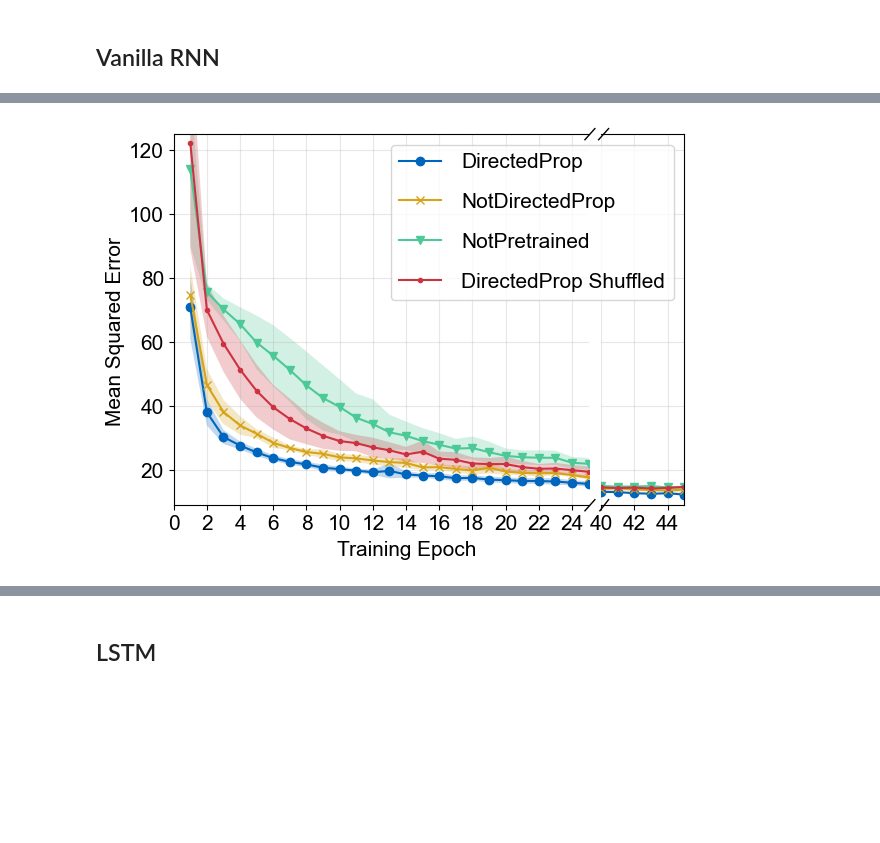
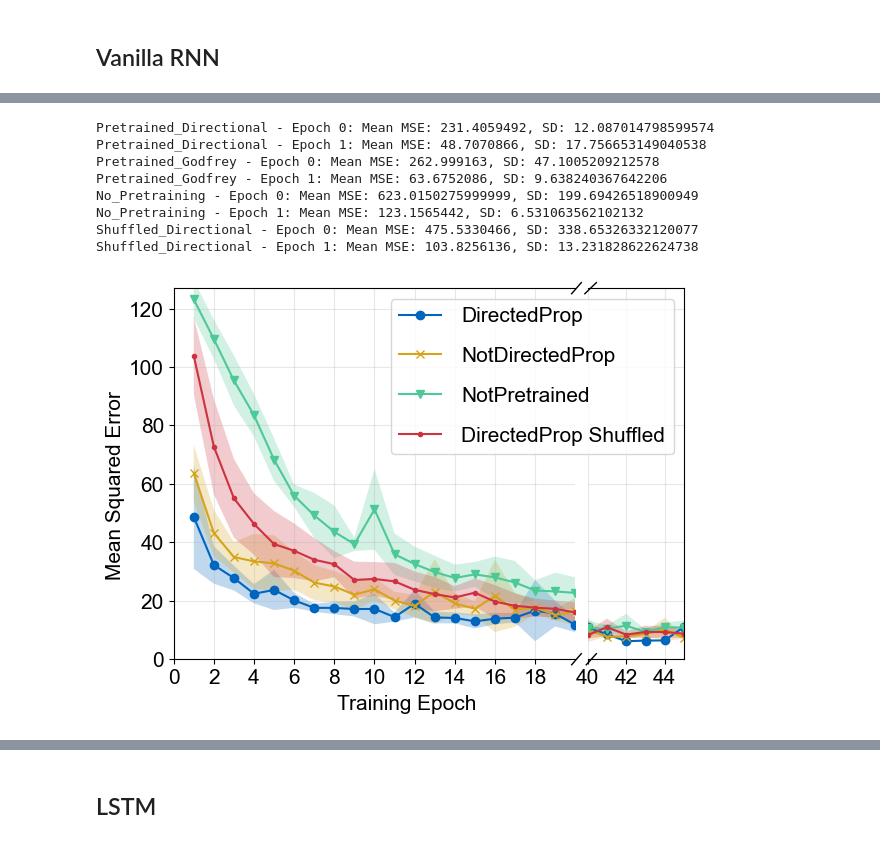
Before and after one commit to comp-neural-circuits/pre-training-ANNs-with-retinal-waves, a Jupyter notebook: evaluation/plot_performance_trajectories.ipynb, the cells around one changed output, grey strips where cells are left out. Drawn from its saved outputs; the diff is of its cells as text; code cells hidden in the pictures; blank space fills up the shorter version.

```diff
--- a/evaluation/plot_performance_trajectories.ipynb
+++ b/evaluation/plot_performance_trajectories.ipynb
@@ -10,12 +10,12 @@ import config # contains the paths to the data
 # %% [markdown]
 ## Vanilla RNN
 # %%
-RNN_parent_dir = f'{config.project_dir}/01_Output/Training_Output/NI_Maze_Dataset/RNN'
+RNN_parent_dir = f'{config.project_dir}/Output/NI_maze/RNN'
 RNN_model_dirs = ['Pretrained_Directional', 'Pretrained_Godfrey', 'No_Pretraining', 'Shuffled_Directional']
 RNN_model_names = ['DirectedProp', 'NotDirectedProp', 'NotPretrained', 'DirectedProp Shuffled']
 RNN_model_designs = [{'color': '#0065bd', 'marker': 'o'},
                      {'color': '#d6a319', 'marker': 'x'},
                      {'color': '#4cc997', 'marker': 'v'},
                      {'color': '#cc323f', 'marker': '.'}]
-RNN_save_path = "figures/Figure_2/RNN"
+RNN_save_path = "figures_revisions/Figure_2"
 # %%
@@ -41,5 +36,26 @@ DirectedProp Shuffled: Epoch 36
 # %%
-# Plot training curves
-plot_mse_with_break(parent_dir=RNN_parent_dir, model_dirs=RNN_model_dirs, model_names=RNN_model_names, model_designs=RNN_model_designs, save_path=RNN_save_path, cell_type='RNN', dataset='train', ylim=(9,125), figsize=(6,4.5), start_break=25, end_break=40, width_ratios=[5,1])
+plot_mse_with_break(parent_dir=RNN_parent_dir,
+                    model_dirs=RNN_model_dirs,
+                    model_names=RNN_model_names,
+                    model_designs=RNN_model_designs,
+                    save_path=RNN_save_path,
+                    cell_type='RNN',
+                    dataset='validation',
+                    ylim=(0,127),
+                    show_epoch_zero_vali=False,
+                    figsize=(6,4.5),
+                    start_break=20,
+                    end_break=40,
+                    width_ratios=[5,1.2],
+                    print_epoch_zero=True,
+                    print_epoch_one=True)
 # %% [output]
+Pretrained_Directional - Epoch 0: Mean MSE: 231.4059492, SD: 12.087014798599574
+Pretrained_Directional - Epoch 1: Mean MSE: 48.7070866, SD: 17.756653149040538
+Pretrained_Godfrey - Epoch 0: Mean MSE: 262.999163, SD: 47.1005209212578
+Pretrained_Godfrey - Epoch 1: Mean MSE: 63.6752086, SD: 9.638240367642206
+No_Pretraining - Epoch 0: Mean MSE: 623.0150275999999, SD: 199.69426518900949
+No_Pretraining - Epoch 1: Mean MSE: 123.1565442, SD: 6.531063562102132
+Shuffled_Directional - Epoch 0: Mean MSE: 475.5330466, SD: 338.65326332120077
+Shuffled_Directional - Epoch 1: Mean MSE: 103.8256136, SD: 13.231828622624738
-[figure, old version]
+[figure, new version]
```
Also changed, not shown: parts of 49 cells of this notebook, 4 other files.
